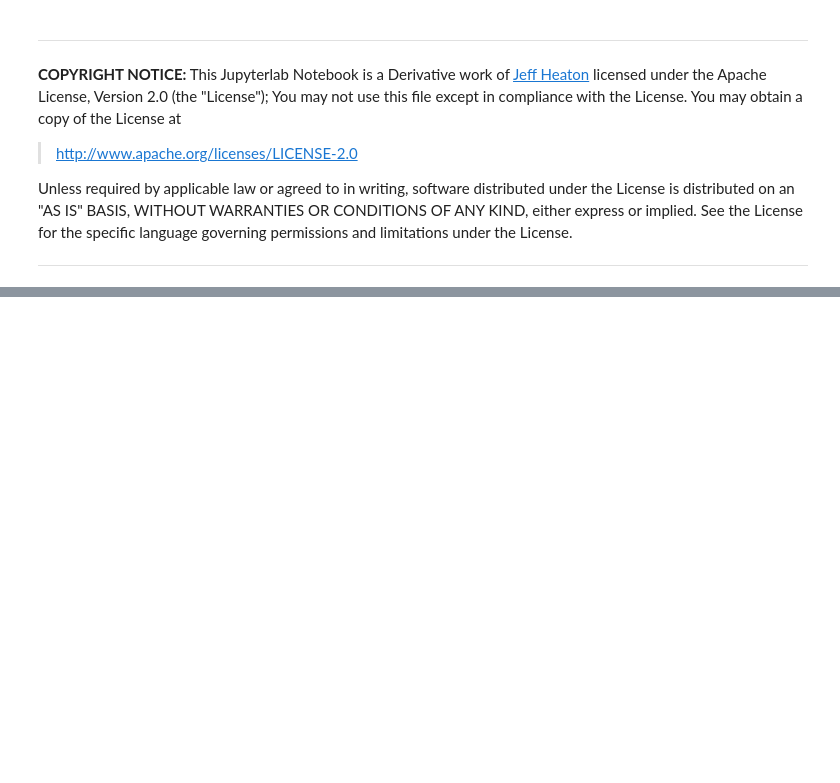
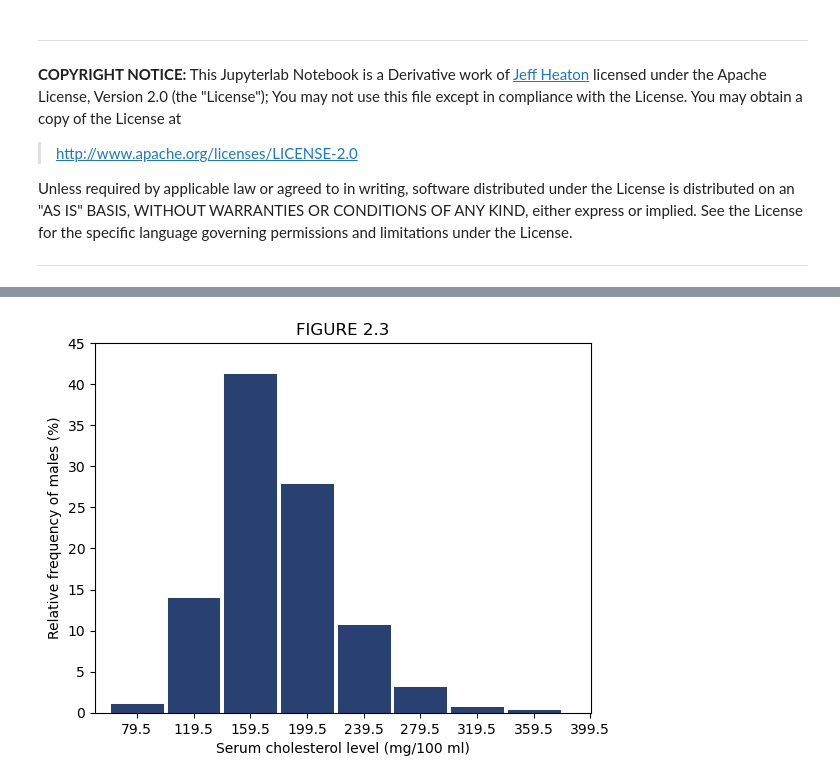
Before and after one commit to DavidSenseman/BIO5853, a Jupyter notebook: Lesson_01_4.ipynb, the cells around one changed output, grey strips where cells are left out. Cells and saved outputs as stored; diff of their text form; code cells hidden in the pictures; blank space fills up the shorter version.

```diff
--- a/Lesson_01_4.ipynb
+++ b/Lesson_01_4.ipynb
@@ -502,0 +333,17 @@ Finally, upload the **_PDF_** to Lesson_01_4 Assignment on Canvas for grading, n
+# %%
+# Example 2A: Read data file and create DataFrame
+
+import pandas as pd
+
+# Read the datafile
+scDF = pd.read_csv(
+    "https://biologicslab.co/BIO5853/data/serum_chol.csv",
+    index_col=0,
+    na_values=['NA','?'])
+
+# Set max rows and max columns
+pd.set_option('display.max_rows', 20)
+pd.set_option('display.max_columns', 10)
+
+# Display DataFrame
+display(scDF)
@@ -502,0 +365,32 @@ Finally, upload the **_PDF_** to Lesson_01_4 Assignment on Canvas for grading, n
+# %%
+# Example 2B: Create Histogram (FIGURE 2.3)
+
+import matplotlib.pyplot as plt
+
+# Assign x- and y-values
+x = scDF.bounds
+y = scDF.young_rel_freq
+
+# Prepare for plotting
+fig, ax = plt.subplots()
+
+# Plot bar
+ax.bar(x, y, width=38, edgecolor="white",
+       color='#294171',
+       linewidth=0.7)
+
+# Add labels and title
+ax.set_xlabel("Serum cholesterol level (mg/100 ml)")
+ax.set_ylabel("Relative frequency of males (%)")
+ax.set_title("FIGURE 2.3")
+
+# Set tick marks and axes
+ax.set_xticks(x)
+ax.set(xlim=(50, 400),
+       ylim=(0, 45))
+
+
+# Show plot
+plt.show()
+# %% [output]
+[figure, added]
```
Also changed, not shown: parts of 115 cells of this notebook.
